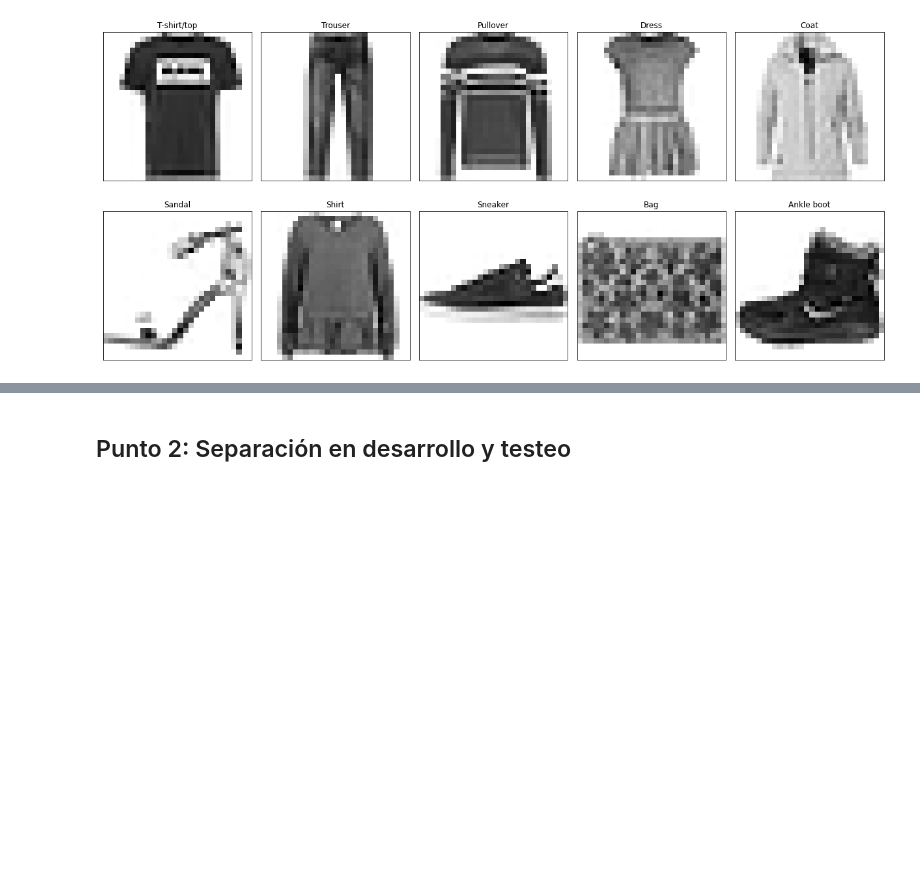
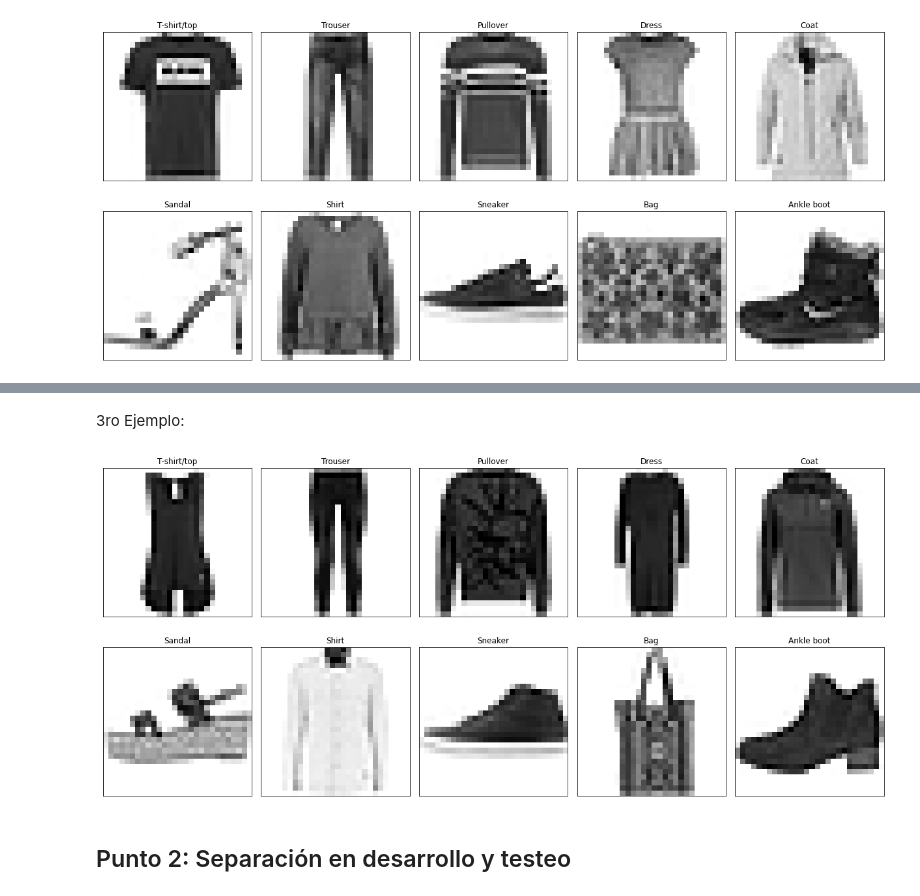
Before and after one commit to mcnanton/tp2AA, a Jupyter notebook: TP2AA.ipynb, the cells around one changed output, grey strips where cells are left out. Drawn from its saved outputs; the diff is of its cells as text; code cells hidden in the pictures; blank space fills up the shorter version.

```diff
--- a/TP2AA.ipynb
+++ b/TP2AA.ipynb
@@ -188,3 +193,19 @@ plt.tight_layout()
+# %% [markdown]
+3ro Ejemplo:
+# %%
+## Ejemplo 3
+plt.figure(figsize=(17,8))
+for i,clase_i in enumerate(clases):
+  filtro_i = y_train == clase_i
+  plt.subplot(2,5,i+1)
+  plt.title(class_names[clase_i])
+  plt.xticks([])
+  plt.yticks([])
+  plt.grid(False)
+  plt.imshow(np.array(X_train[filtro_i].iloc[2]).reshape(28,28),cmap='binary')
+plt.tight_layout()
+# %% [output]
+[figure, added]
 # %% [markdown]
 ## Punto 2: Separación en desarrollo y testeo
 # %% [markdown]
```
Also changed, not shown: parts of 5 cells of this notebook.
